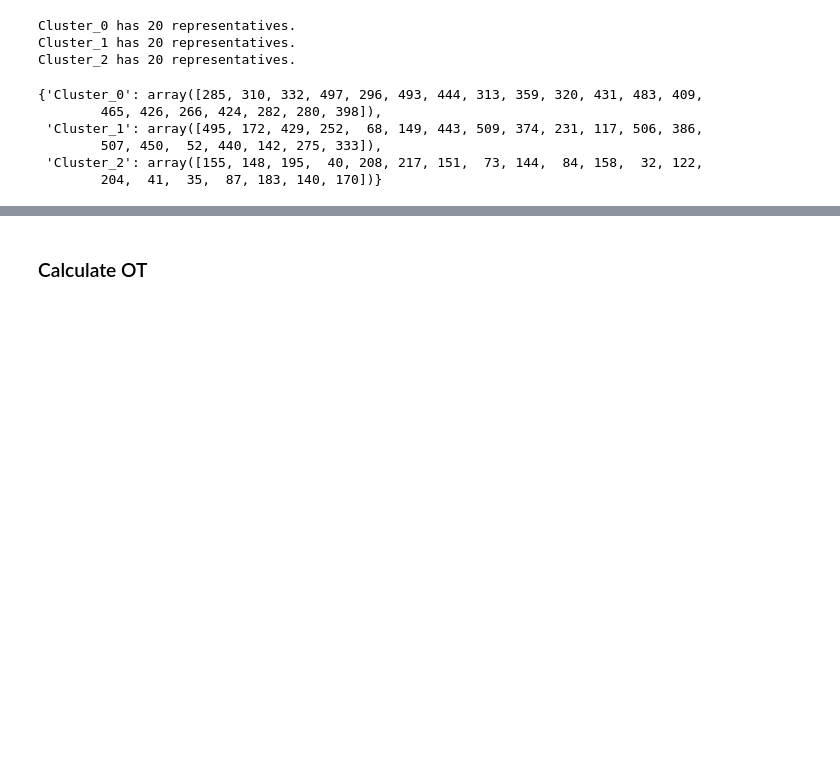
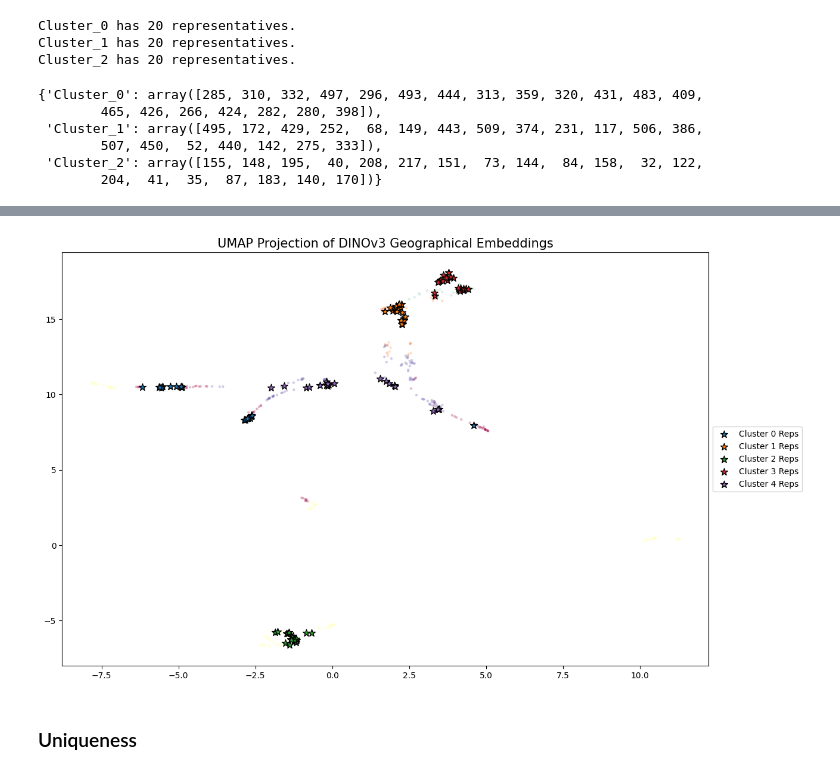
Before and after one commit to emanuel-gf/Dugongs_IRISA-MARBEC-LIRMM, a Jupyter notebook: chapter1_exploring/presentation/presen23-03.ipynb, the cells around one changed output, grey strips where cells are left out. Cells and saved outputs as stored; diff of their text form; code cells hidden in the pictures; blank space fills up the shorter version.

```diff
--- a/chapter1_exploring/presentation/presen23-03.ipynb
+++ b/chapter1_exploring/presentation/presen23-03.ipynb
@@ -277,2 +335,42 @@ results
+# %%
+import umap
+import matplotlib.pyplot as plt
+
+def visualize_with_umap(embeddings, representative_dict, n_clusters):
+    # 1. UMAP Projection (from the original high-dim embeddings)
+    # n_neighbors: controls local vs global structure (15-50 is usually good)
+    # min_dist: controls how tightly points pack (0.1 is standard)
+    reducer = umap.UMAP(n_neighbors=30, min_dist=0.1, metric='cosine', random_state=42)
+    coords_2d = reducer.fit_transform(embeddings)
+
+    # 2. Re-labeling based on your K-Means (50D) logic
+    scaler = StandardScaler()
+    reduced_50d = PCA(n_components=50).fit_transform(scaler.fit_transform(embeddings))
+    kmeans = KMeans(n_clusters=n_clusters, init='k-means++', random_state=24).fit(reduced_50d)
+    labels = kmeans.labels_
+
+    plt.figure(figsize=(14, 9))
+
+    # 3. Plot background points
+    plt.scatter(coords_2d[:, 0], coords_2d[:, 1], c=labels, cmap='Spectral', s=5, alpha=0.2)
+
+    # 4. Plot Top-K Representatives
+    for i in range(n_clusters):
+        rep_idx = representative_dict[f"Cluster_{i}"]
+        plt.scatter(coords_2d[rep_idx, 0], coords_2d[rep_idx, 1],
+                    edgecolor='black', s=80, marker='*', label=f'Cluster {i} Reps')
+
+    plt.title("UMAP Projection of DINOv3 Geographical Embeddings", fontsize=15)
+    plt.legend(loc='center left', bbox_to_anchor=(1, 0.5))
+    plt.show()
+# %%
+
+# Execution:
+reps = get_top_k_representatives(norm_gam_emb,
+                                n_clusters=5,
+                                top_k=20)
+visualize_with_umap(norm_gam_emb, reps, n_clusters=5)
+# %% [output]
+[figure, added]
 # %% [markdown]
-### Calculate OT
+### Uniqueness
```
Also changed, not shown: parts of 13 cells of this notebook, 2 other files.
